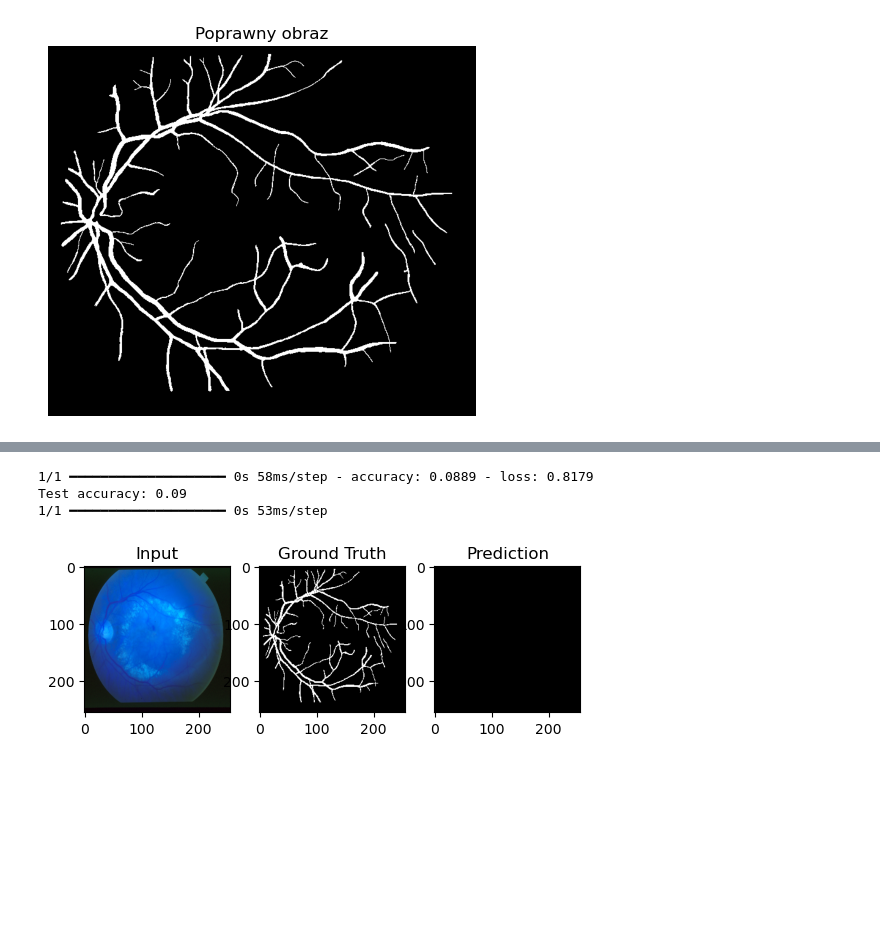
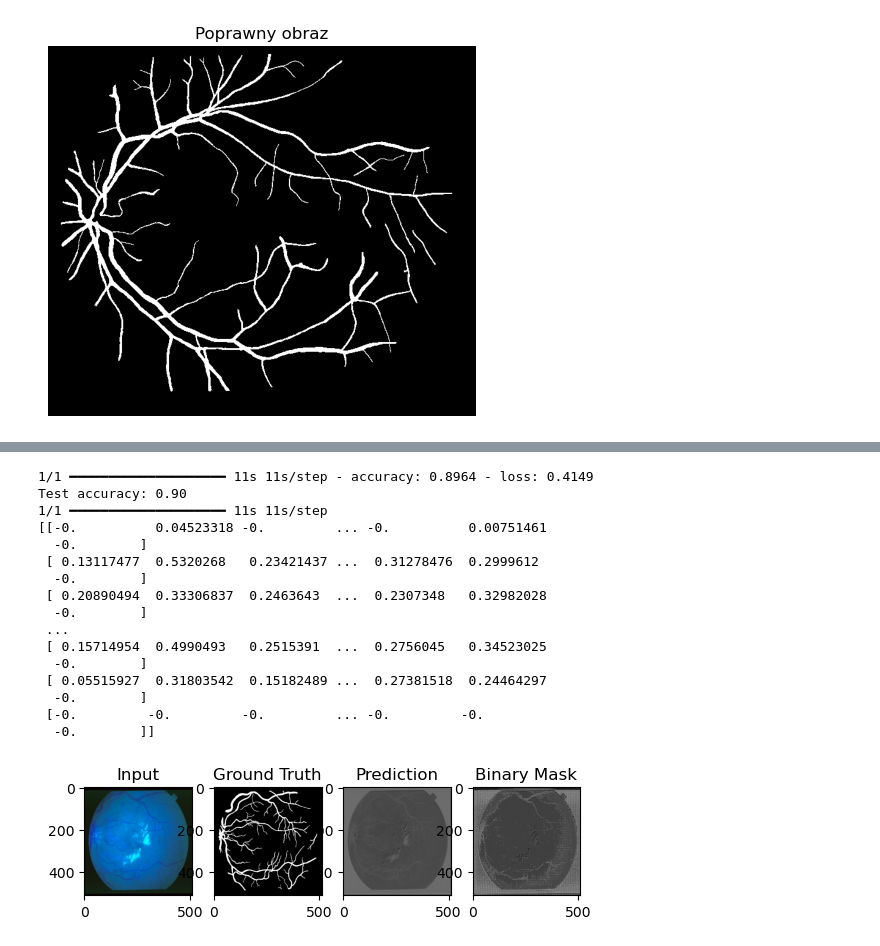
Before and after one commit to PMazi/Informatyka-w-Medycynie, a Jupyter notebook: main.ipynb, the cells around one changed output, grey strips where cells are left out. Drawn from its saved outputs; the diff is of its cells as text; code cells hidden in the pictures; blank space fills up the shorter version.

Commit message:
unet

```diff
--- a/main.ipynb
+++ b/main.ipynb
@@ -448,25 +433,33 @@ path = "images/"
 images = []
 masks = []
 
-for i in range(1, 6):
+for i in range(1, 21):
     img = cv2.imread(f"{path}im000{i}.ppm")
     mask = cv2.imread(f"{path}im000{i}.ah.ppm", cv2.IMREAD_GRAYSCALE)
 
-    # Skalowanie do wspólnego rozmiaru (np. 256x256)
-    img = cv2.resize(img, (256, 256))
-    mask = cv2.resize(mask, (256, 256))
-
+    mask = cv2.resize(mask, (512, 512))
+    img = cv2.resize(img, (512, 512))
     # Normalizacja obrazu
     img = img.astype('float32') / 255.0
     mask = (mask > 0).astype('float32')  # Binaryzacja
 
     images.append(img)
     masks.append(mask[..., np.newaxis])  # Dodaj kanał
+    # plt.subplot(1, 2, 1)
+    # plt.imshow(img)
+    # plt.title("IMG")
+
+    # plt.subplot(1, 2, 2)
+    # plt.imshow(mask)
+    # plt.title("mask")
+    # plt.show()
+
+
 
 images = np.array(images)
 masks = np.array(masks)
 # %%
-X_train, X_test, y_train, y_test = train_test_split(images, masks, test_size=0.2, random_state=42)
+X_train, X_test, y_train, y_test = train_test_split(images, masks, test_size=0.05, random_state=53)
 # %%
 def build_unet(input_shape):
     inputs = Input(input_shape)
@@ -516,9 +524,8 @@ def dice_loss(y_true, y_pred):
     intersection = tf.reduce_sum(y_true_f * y_pred_f)
     return 1 - (2. * intersection + smooth) / (tf.reduce_sum(y_true_f) + tf.reduce_sum(y_pred_f) + smooth)
 # %%
-model = build_unet((256, 256, 3))
-model.compile(optimizer='adam', loss=dice_loss, metrics=['accuracy'])
+model = build_unet((512, 512, 3))
+model.compile(optimizer='adam', loss='binary_crossentropy', metrics=['accuracy'])
 
-
-history = model.fit(X_train, y_train, validation_data=(X_test, y_test), epochs=10, batch_size=2)
+history = model.fit(X_train, y_train, validation_data=(X_test, y_test), epochs=40, batch_size=8)
 # %% [output]
@@ -545,26 +549,46 @@ Epoch 10/10
 # %%
 loss, acc = model.evaluate(X_test, y_test)
 print(f"Test accuracy: {acc:.2f}")
 
 # Przykładowa predykcja
 pred = model.predict(X_test[0:1])[0, ..., 0]
-mask_pred = (pred < 0.1)
+binary_mask = (pred > 0.25).astype(np.uint8)
+normalized_pred = (pred - pred.min()) / (pred.max() - pred.min())
+plt.imshow(normalized_pred, cmap='gray')
+print(pred)
 
-plt.subplot(1, 3, 1)
+plt.subplot(1, 4, 1)
 plt.imshow(X_test[0])
 plt.title("Input")
 
-plt.subplot(1, 3, 2)
+plt.subplot(1, 4, 2)
 plt.imshow(y_test[0, ..., 0], cmap='gray')
 plt.title("Ground Truth")
 
-plt.subplot(1, 3, 3)
-plt.imshow(mask_pred, cmap='gray')
+plt.subplot(1, 4, 3)
+plt.imshow(pred, cmap='gray')
 plt.title("Prediction")
 
+plt.subplot(1, 4, 4)
+plt.imshow(binary_mask, cmap='gray')
+plt.title("Binary Mask")
+
 plt.show()
 # %% [output]
-1/1 ━━━━━━━━━━━━━━━━━━━━ 0s 58ms/step - accuracy: 0.0889 - loss: 0.8179
-Test accuracy: 0.09
-1/1 ━━━━━━━━━━━━━━━━━━━━ 0s 53ms/step
+1/1 ━━━━━━━━━━━━━━━━━━━━ 11s 11s/step - accuracy: 0.8964 - loss: 0.4149
+Test accuracy: 0.90
+1/1 ━━━━━━━━━━━━━━━━━━━━ 11s 11s/step
+[[-0.          0.04523318 -0.         ... -0.          0.00751461
+  -0.        ]
+ [ 0.13117477  0.5320268   0.23421437 ...  0.31278476  0.2999612
+  -0.        ]
+ [ 0.20890494  0.33306837  0.2463643  ...  0.2307348   0.32982028
+  -0.        ]
+ ...
+ [ 0.15714954  0.4990493   0.2515391  ...  0.2756045   0.34523025
+  -0.        ]
+ [ 0.05515927  0.31803542  0.15182489 ...  0.27381518  0.24464297
+  -0.        ]
+ [-0.         -0.         -0.         ... -0.         -0.
+  -0.        ]]
-[figure, old version]
+[figure, new version]
```
Also changed, not shown: parts of 9 cells of this notebook, 30 other files.
